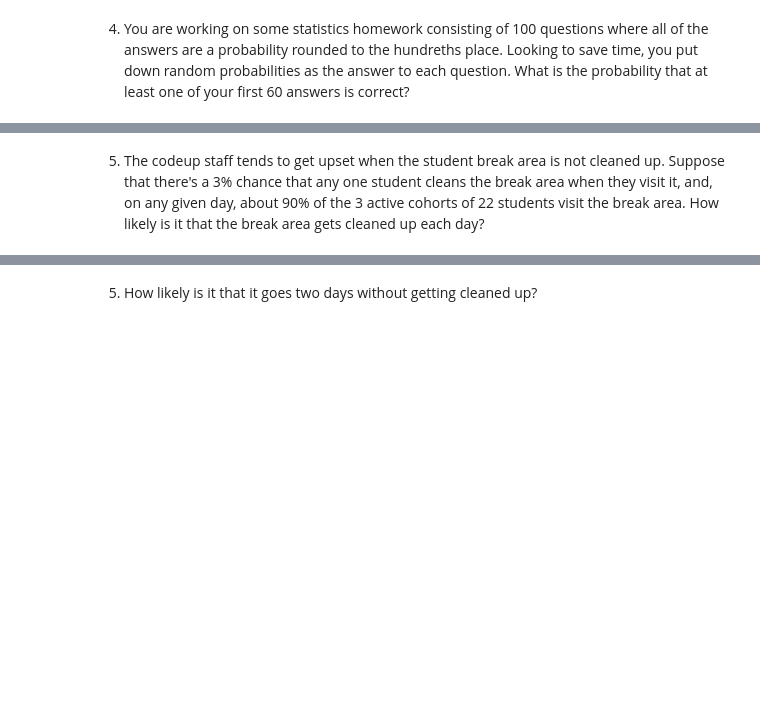
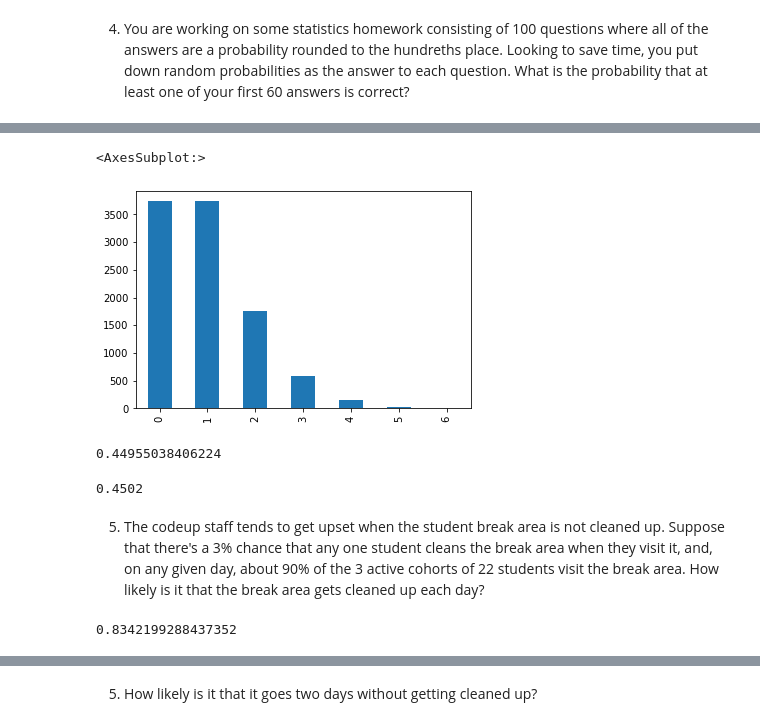
Before and after one commit to jesse-d-marder/statistics-exercises, a Jupyter notebook: probability_distributions.ipynb, the cells around one changed output, grey strips where cells are left out. Saved outputs shown, nothing was run; the diff lists cells and outputs as text; code cells hidden in the pictures; blank space fills up the shorter version.

```diff
--- a/probability_distributions.ipynb
+++ b/probability_distributions.ipynb
@@ -31,0 +159,10 @@ What is the probability that at least one of your first 60 answers is correct?
+# %%
+pd.Series(stats.binom(100, p).rvs(10000)).value_counts().sort_index().plot.bar()
+# %% [output]
+<AxesSubplot:>
+[figure, added]
+# %%
+# Probability of at least 1 of 60 being correct:
+stats.binom(n_trials,p).sf(0)
+# %% [output]
+0.44955038406224
@@ -32,2 +172,6 @@ What is the probability that at least one of your first 60 answers is correct?
+# %%
+(answers>0).mean()
+# %% [output]
+0.4502
 # %% [markdown]
 5. The codeup staff tends to get upset when the student break area is not cleaned up. Suppose that there's a 3% chance that any one student cleans the break area when they visit it, and, on any given day, about 90% of the 3 active cohorts of 22 students visit the break area. How likely is it that the break area gets cleaned up each day?
@@ -33,0 +181,4 @@ What is the probability that at least one of your first 60 answers is correct?
+# %%
+stats.binom(n_students,p_clean_per_students).sf(0)
+# %% [output]
+0.8342199288437352
```
Also changed, not shown: parts of 43 cells of this notebook.
